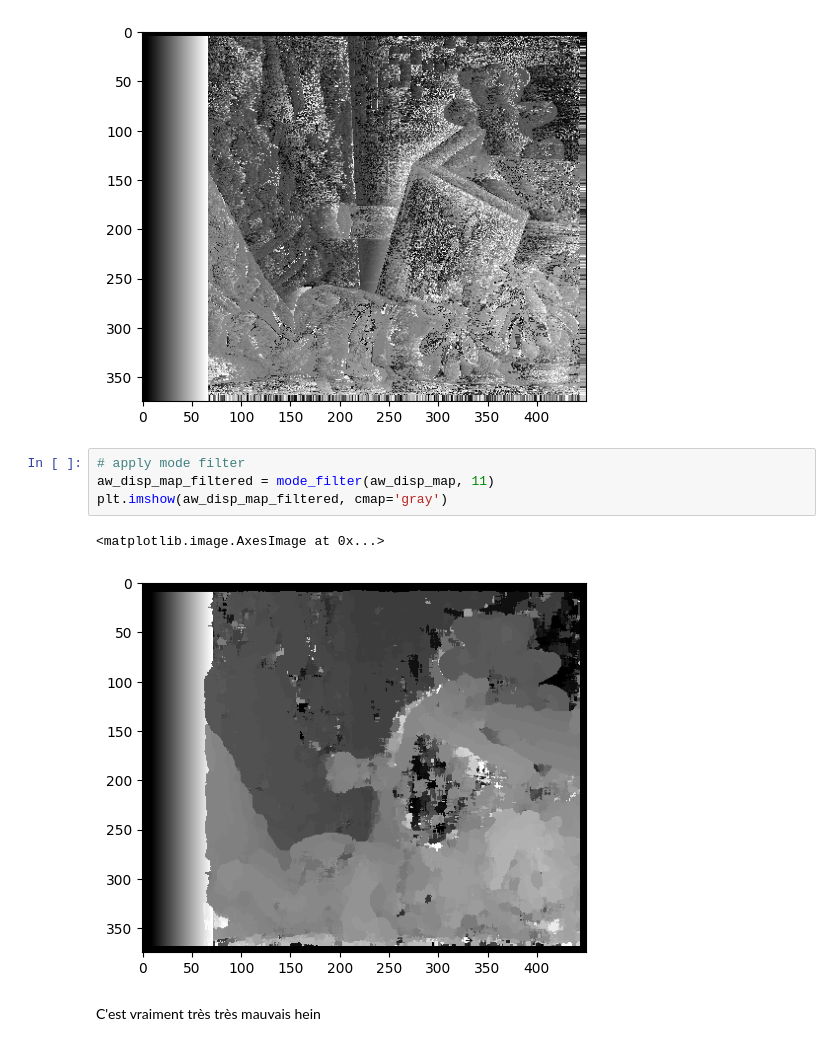
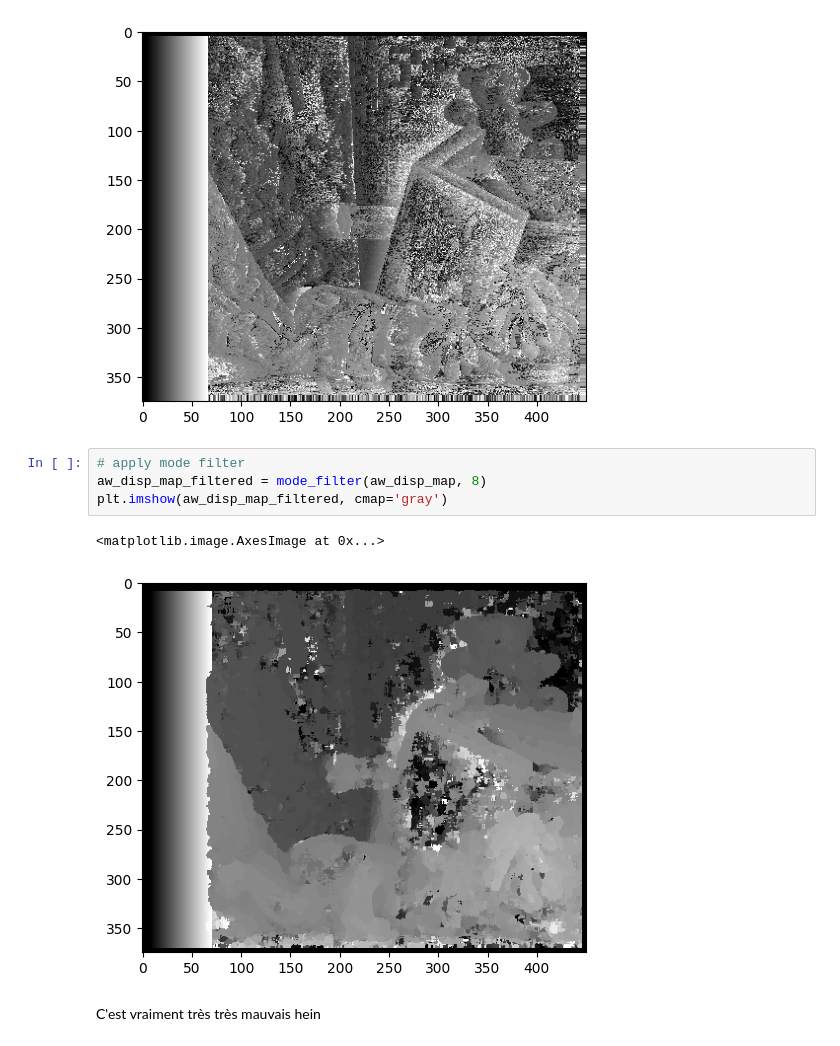
Before and after one commit to pierreadorni/depth-estimation, a Jupyter notebook: noml/tests.ipynb, the cells around one changed output. Saved outputs shown, nothing was run; the diff lists cells and outputs as text.

```diff
--- a/noml/tests.ipynb
+++ b/noml/tests.ipynb
@@ -69,10 +138,10 @@ plt.imshow(aw_disp_map, cmap='gray')
 [figure]
 # %%
 # apply mode filter
-aw_disp_map_filtered = mode_filter(aw_disp_map, 11)
+aw_disp_map_filtered = mode_filter(aw_disp_map, 8)
 plt.imshow(aw_disp_map_filtered, cmap='gray')
 # %% [output]
 <matplotlib.image.AxesImage at 0x...>
-[figure, old version]
+[figure, new version]
 # %% [markdown]
 C'est vraiment très très mauvais hein
```
Also changed, not shown: parts of 7 cells of this notebook, 3 other files.
